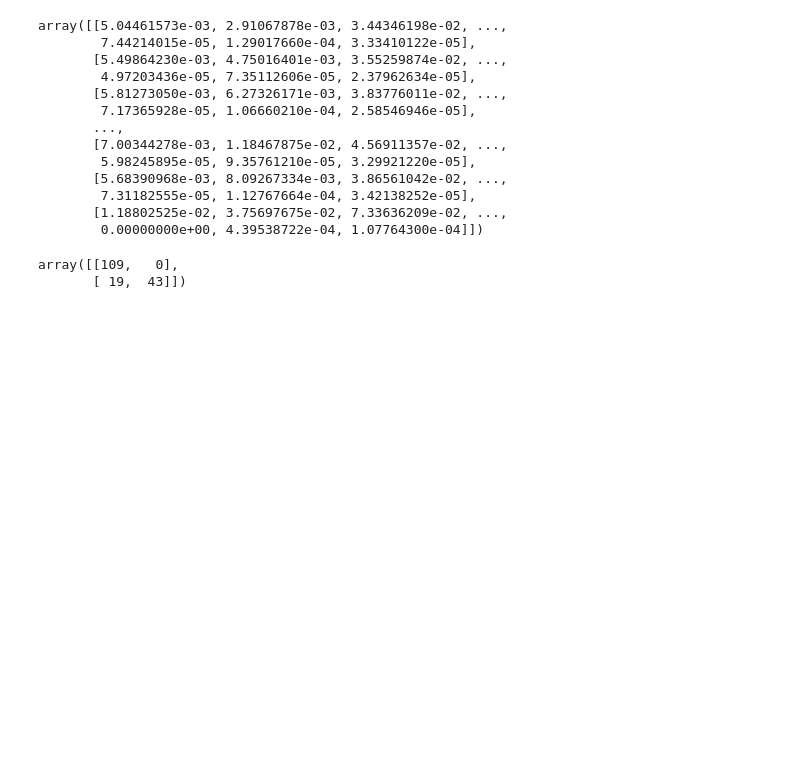
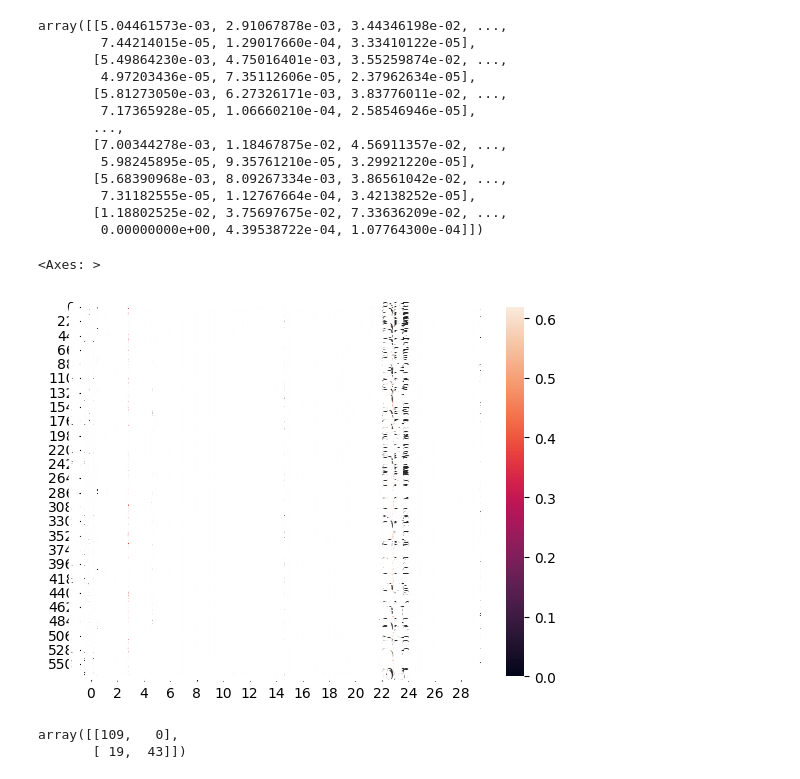
Before and after one commit to Alagucodein/Pythonlearning, a Jupyter notebook: first_poc.ipynb, the cells around one changed output. Saved outputs shown, nothing was run; the diff lists cells and outputs as text; code cells hidden in the pictures; blank space fills up the shorter version.

```diff
--- a/first_poc.ipynb
+++ b/first_poc.ipynb
@@ -110,3 +100,5 @@ df = df.drop('id',axis=1)
+# %%
+df = df.drop('Unnamed: 32',axis=1)
 # %%
 df
 # %% [output]
@@ -331,6 +323,12 @@ array([[5.04461573e-03, 2.91067878e-03, 3.44346198e-02, ...,
         7.31182555e-05, 1.12767664e-04, 3.42138252e-05],
        [1.18802525e-02, 3.75697675e-02, 7.33636209e-02, ...,
         0.00000000e+00, 4.39538722e-04, 1.07764300e-04]])
+# %%
+import seaborn as sns
+sns.heatmap(x_l1norm,annot=True)
+# %% [output]
+<Axes: >
+[figure, added]
 # %%
 from sklearn.metrics import confusion_matrix, classification_report
 # %%
```
Also changed, not shown: parts of 14 cells of this notebook.
